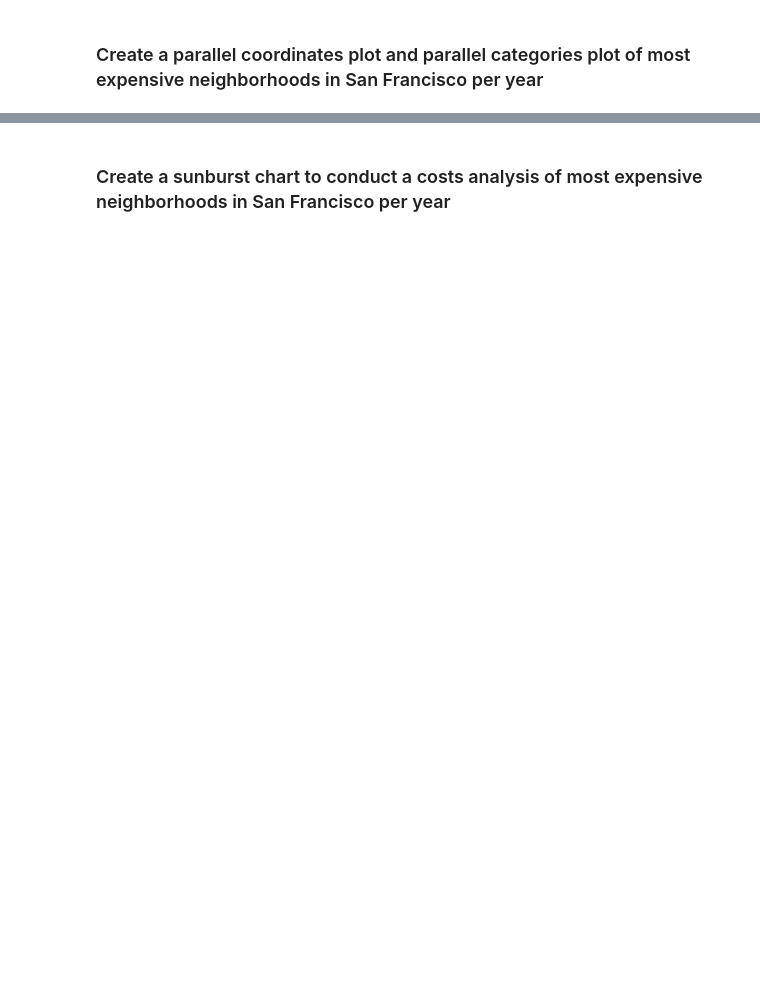
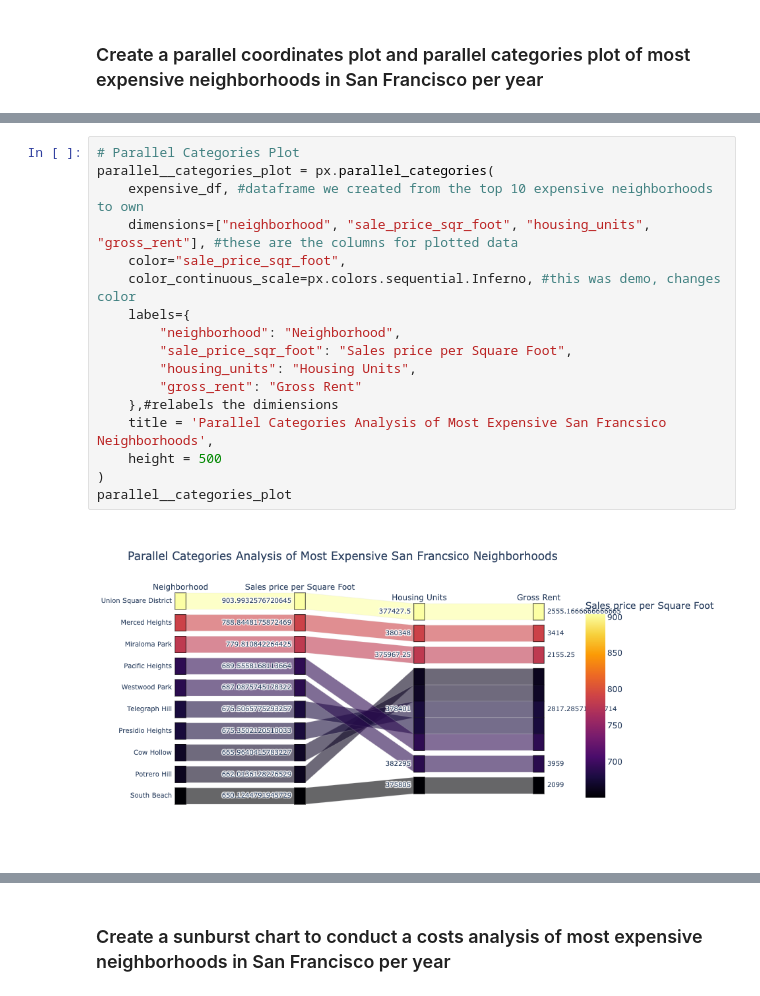
Before and after one commit to tylergehbauer/Pyhtonic-Monopoly, a Jupyter notebook: rental_analysis.ipynb, the cells around one changed output, grey strips where cells are left out. Saved outputs shown, nothing was run; the diff lists cells and outputs as text; blank space fills up the shorter version.

```diff
--- a/rental_analysis.ipynb
+++ b/rental_analysis.ipynb
@@ -360,0 +353,19 @@ df_expensive_neighborhoods_per_year.head()
+# %%
+# Parallel Categories Plot
+parallel__categories_plot = px.parallel_categories(
+    expensive_df, #dataframe we created from the top 10 expensive neighborhoods to own
+    dimensions=["neighborhood", "sale_price_sqr_foot", "housing_units", "gross_rent"], #these are the columns for plotted data
+    color="sale_price_sqr_foot",
+    color_continuous_scale=px.colors.sequential.Inferno, #this was demo, changes color
+    labels={
+        "neighborhood": "Neighborhood",
+        "sale_price_sqr_foot": "Sales price per Square Foot",
+        "housing_units": "Housing Units",
+        "gross_rent": "Gross Rent"
+    },#relabels the dimiensions
+    title = 'Parallel Categories Analysis of Most Expensive San Francsico Neighborhoods',
+    height = 500
+)
+parallel__categories_plot
+# %% [output]
+[figure, added]
```
Also changed, not shown: parts of 11 cells of this notebook.
